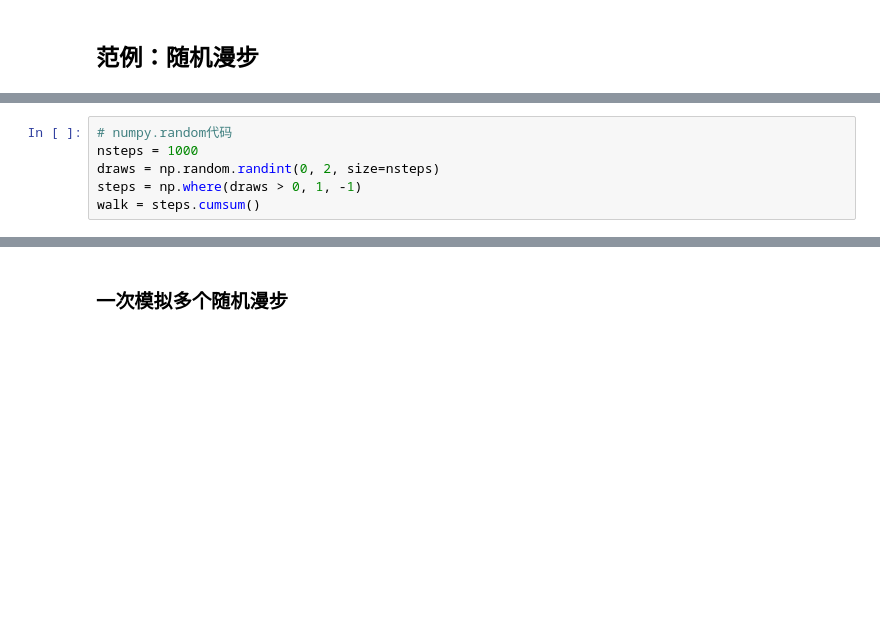
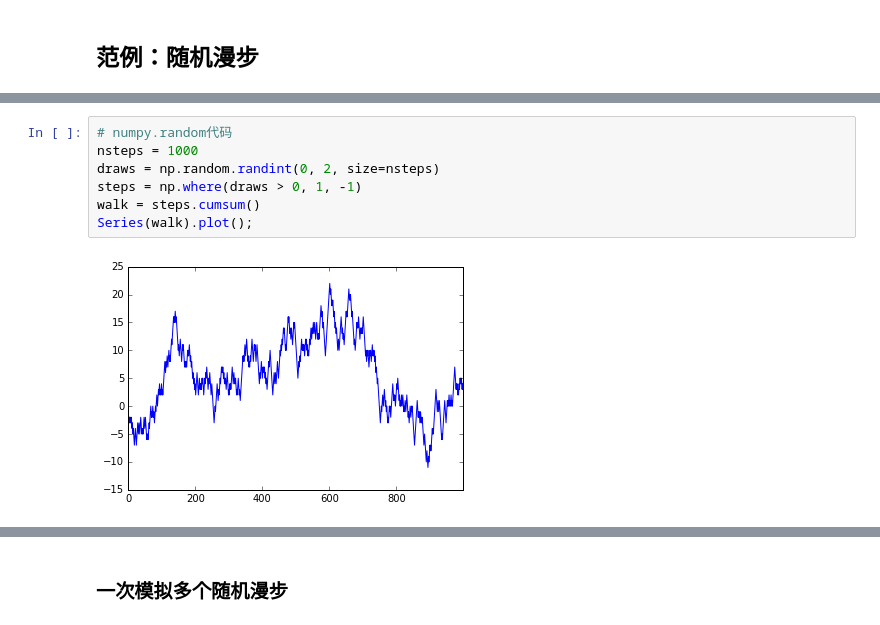
Before and after one commit to Bintodo/pandas, a Jupyter notebook: ch04.NumPy Basics.ipynb, the cells around one changed output, grey strips where cells are left out. Cells and saved outputs as stored; diff of their text form; blank space fills up the shorter version.

```diff
--- a/ch04.NumPy Basics.ipynb
+++ b/ch04.NumPy Basics.ipynb
@@ -593,9 +1188,12 @@ for i in xrange(steps):
 # %%
 # numpy.random代码
 nsteps = 1000
 draws = np.random.randint(0, 2, size=nsteps)
 steps = np.where(draws > 0, 1, -1)
 walk = steps.cumsum()
+Series(walk).plot();
+# %% [output]
+[figure, added]
 # %%
 walk.min()
 walk.max() # 对随机漫步的统计工作
```
Also changed, not shown: parts of 148 cells of this notebook, 3 other files.
